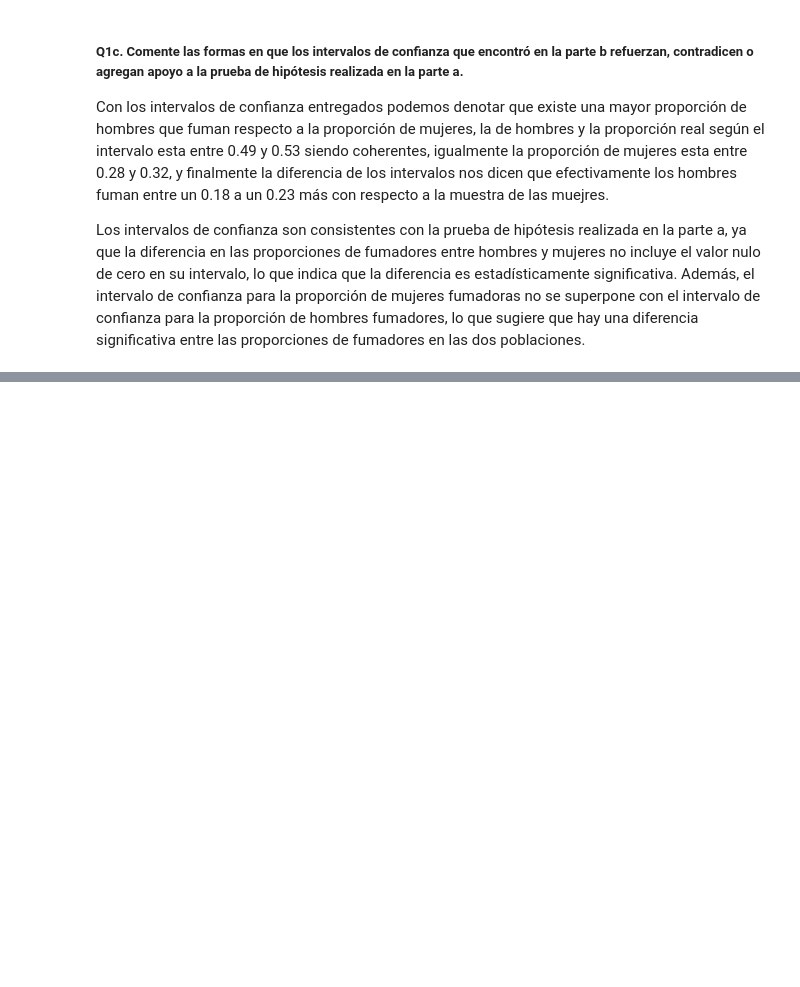
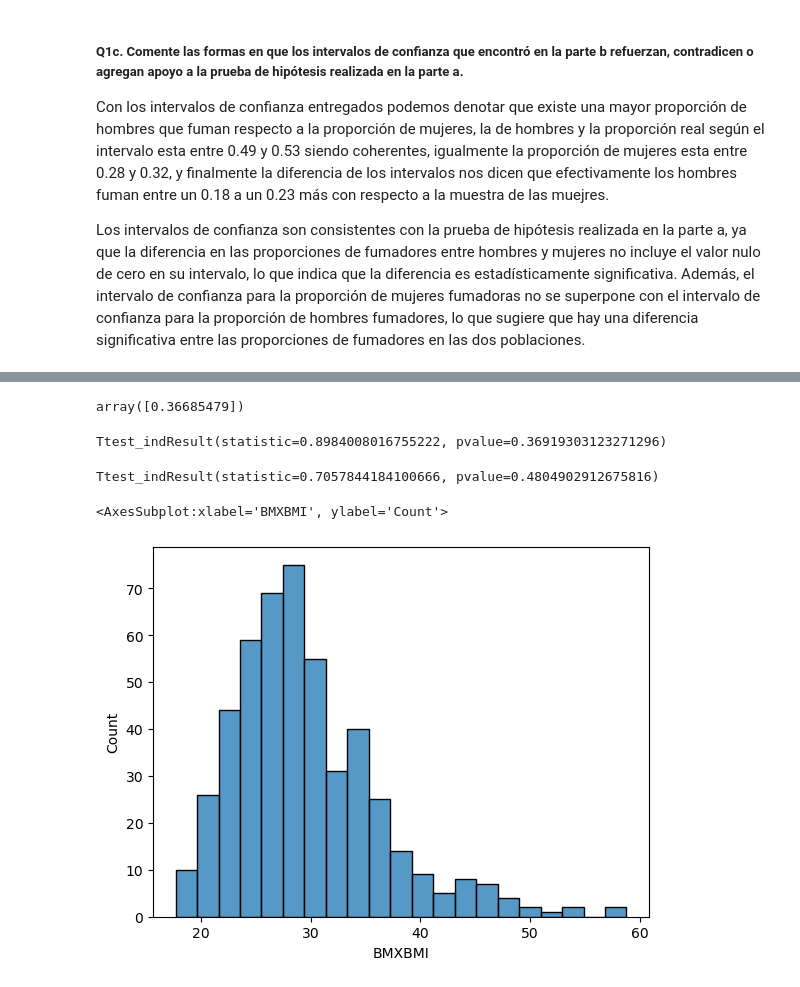
Before and after one commit to onavarrete04/Introduccion-Ciencia-Datos, a Jupyter notebook: ESTADÍSTICA INFERENCIAL-2023.ipynb, the cells around one changed output, grey strips where cells are left out. Drawn from its saved outputs; the diff is of its cells as text; code cells hidden in the pictures; blank space fills up the shorter version.

Commit message:
Ejercicio de hipotesis con datos nhanes, proporciones, datos pareados, grupos independientes

```diff
--- a/ESTADÍSTICA INFERENCIAL-2023.ipynb
+++ b/ESTADÍSTICA INFERENCIAL-2023.ipynb
@@ -2863,2 +2866,10 @@ from scipy.stats import t
 # %%
-2752+2971
+datos["N_EDUCATION"] = datos.DMDEDUC2.replace({
+    1:"Noveno",
+    2:"Noveno-Undecimo - NoGrade",
+    3:"Bachiller",
+    4:"Pregrado",
+    5:"Posgrado",
+    7:"Rechaza",
+    9:"No sabe"
+})
@@ -2866,0 +2915,5 @@ from scipy.stats import t
+# %%
+male = datos.loc[(datos.GENDER == "Hombre"),["RIDAGEYR","BMXBMI"]]
+
+male1 = male.loc[(male.RIDAGEYR >=30) & ((male.RIDAGEYR <=40)),["BMXBMI"]]
+male2 = male.loc[(male.RIDAGEYR >=50) & ((male.RIDAGEYR <=60)),["BMXBMI"]]
@@ -2866,0 +2925,34 @@ from scipy.stats import t
+# %%
+# error estandar
+
+e_d = np.sqrt(((n1-1)*s1**2 + (n2-1)*s2**2) / (n1+n2-2) * (1/n1 + 1/n2))
+
+# estadistica t
+df_m = male1.mean() - male2.mean()
+
+stat_t =   df_m / e_d
+stat_t
+
+# pvalue
+
+p = 2 * (norm.cdf(-abs(stat_t)))
+p
+# %% [output]
+array([0.36685479])
+# %%
+ttest_ind(male1.BMXBMI.dropna(),male2.BMXBMI.dropna())
+# corroborando segunda muestra
+# %% [output]
+Ttest_indResult(statistic=0.8984008016755222, pvalue=0.36919303123271296)
+# %%
+male1_log = np.log(male1['BMXBMI'].dropna())
+male2_log = np.log(male2['BMXBMI'].dropna())
+
+ttest_ind(male1_log,male2_log)
+# %% [output]
+Ttest_indResult(statistic=0.7057844184100666, pvalue=0.4804902912675816)
+# %%
+sns.histplot(x=male1.BMXBMI)
+# %% [output]
+<AxesSubplot:xlabel='BMXBMI', ylabel='Count'>
+[figure, added]
```
Also changed, not shown: parts of 29 cells of this notebook.
